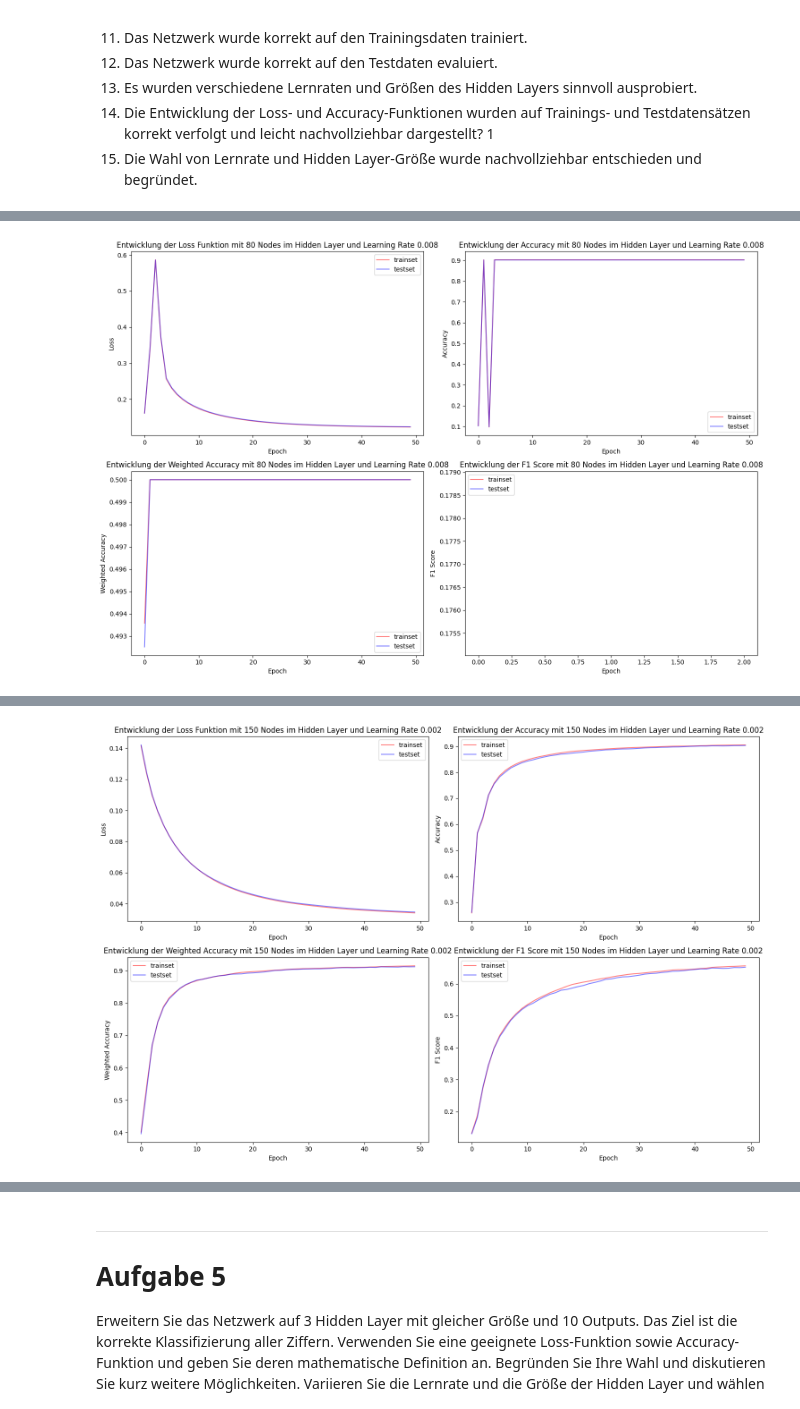
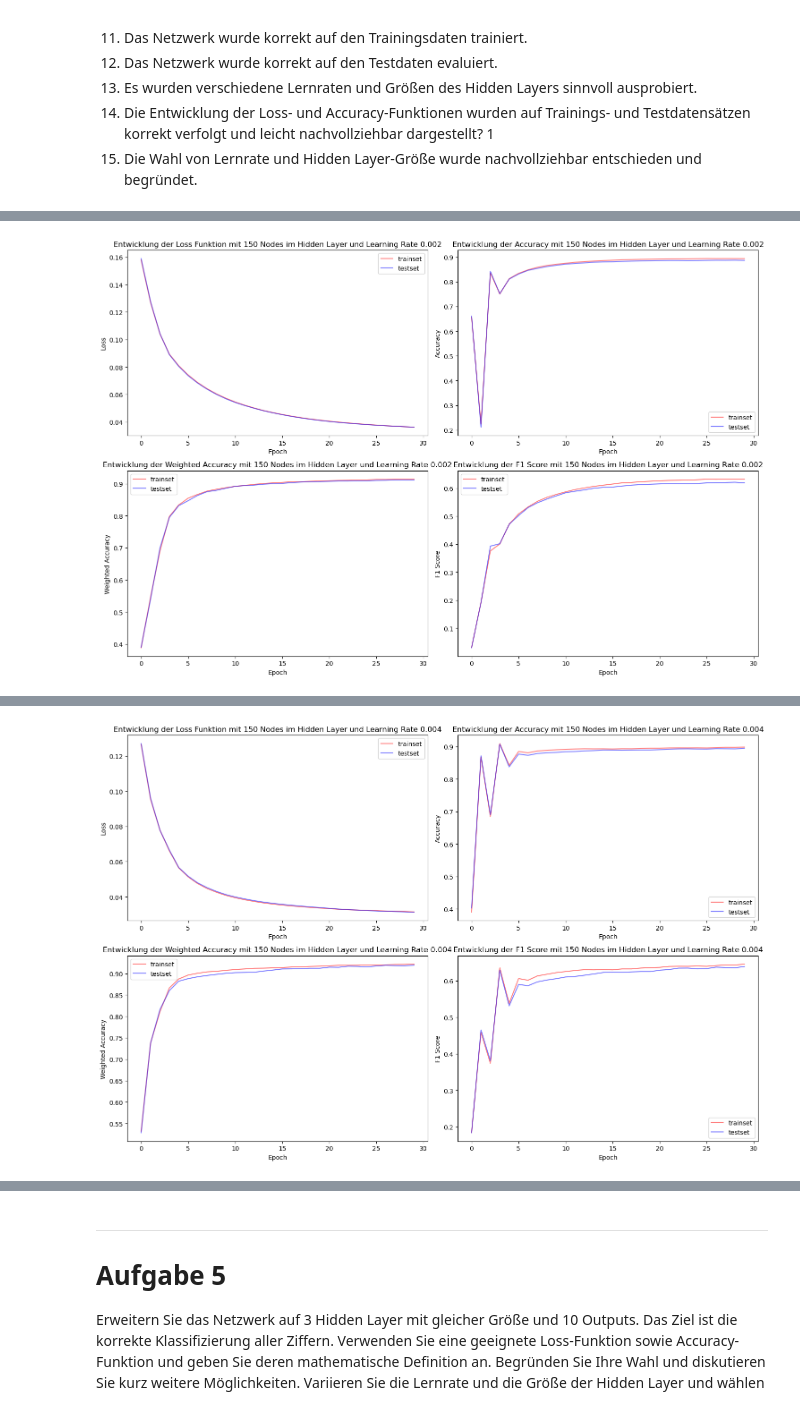
Before and after one commit to 7ben18/fhnw-vta-Vertiefende-Themen-der-Analysis, a Jupyter notebook: minichallenge1/vta-minichallenge-1.ipynb, the cells around one changed output, grey strips where cells are left out. Saved outputs shown, nothing was run; the diff lists cells and outputs as text; code cells hidden in the pictures.

```diff
--- a/minichallenge1/vta-minichallenge-1.ipynb
+++ b/minichallenge1/vta-minichallenge-1.ipynb
@@ -802,9 +802,9 @@ def train(model, epoch = 10, lr = 1e-6, plot_view=True, verbose=True, no_nodes=0
 weight_pos = np.sum(train_mnist_y == 0) / len(train_mnist_y)
 weight_neg = np.sum(train_mnist_y == 1) / len(train_mnist_y)
 
-lst_learnrate = [2e-3, 4e-3, 8e-3]
+lst_learnrate = [2e-3, 4e-3]
 lst_hidden_nodes = [80, 150]
-no_epochs = 50
+no_epochs = 30
 
 for nomb_nodes in lst_hidden_nodes:
     for lr_rate in lst_learnrate:
@@ -852,0 +870 @@ Testset | Epoch: 0/50 - loss: 0.1615 - accuracy: 0.1027 - w. accuracy: 0.4925 -
+[figure, new version]
@@ -869,2 +888 @@ Testset | Epoch: 45/50 - loss: 0.1243 - accuracy: 0.9018 - w. accuracy: 0.5000 -
 ----------------------------------------------------------------------------------------------------
-[figure, old version]
@@ -888 +889 @@ Testset | Epoch: 45/50 - loss: 0.0352 - accuracy: 0.9015 - w. accuracy: 0.9114 -
-[figure, old version]
+[figure, new version]
```
Also changed, not shown: parts of 9 cells of this notebook, 1 other file.
